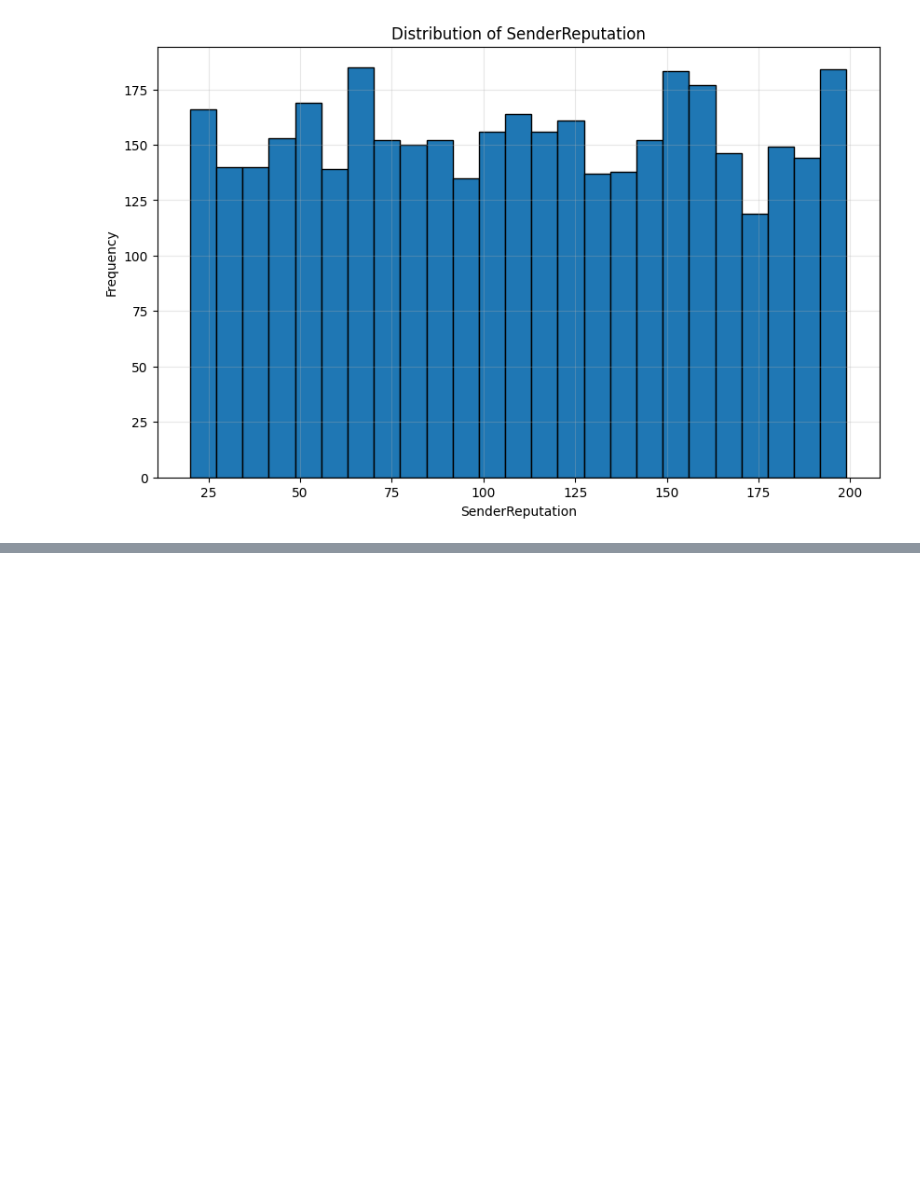
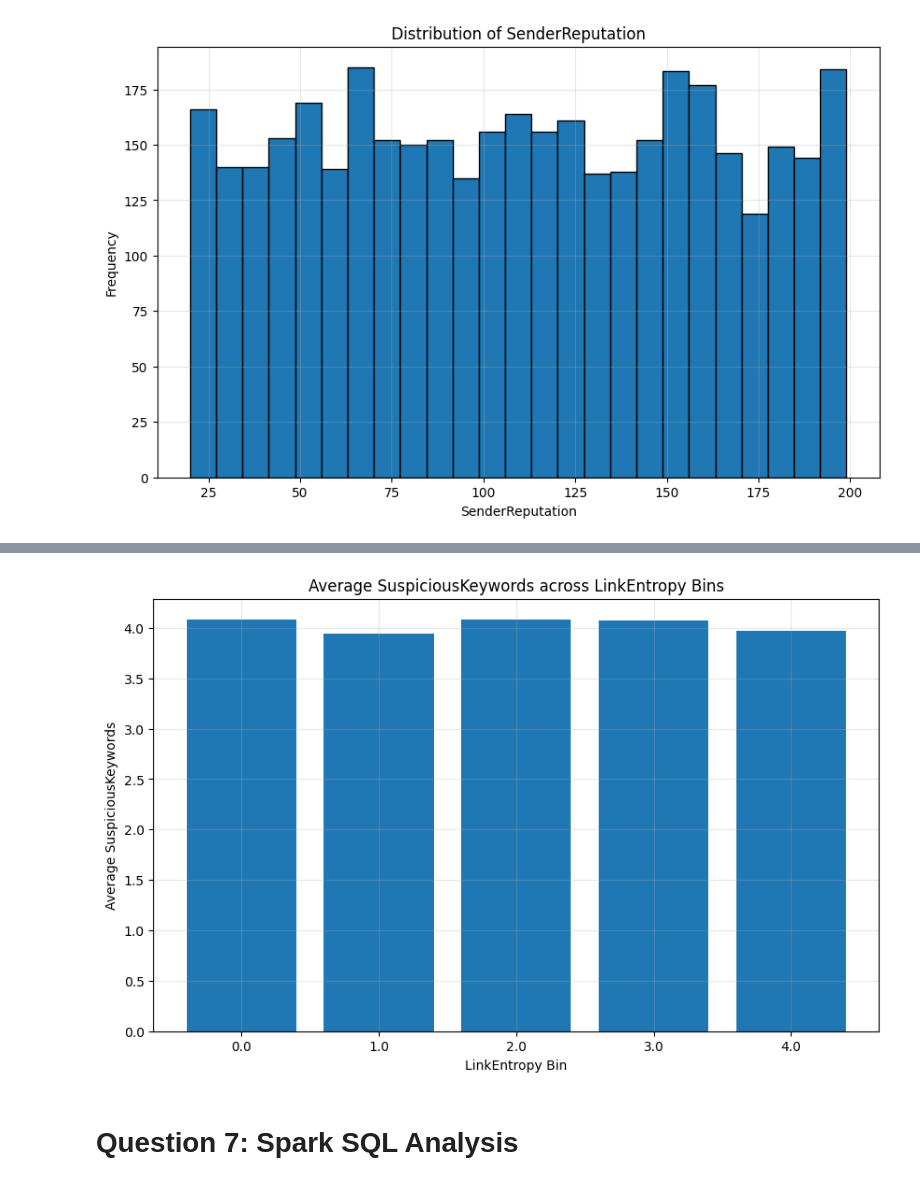
Before and after one commit to ujjwal-27/phising_detection, a Jupyter notebook: notebooks/phishing_detection.ipynb, the cells around one changed output, grey strips where cells are left out. Cells and saved outputs as stored; diff of their text form; code cells hidden in the pictures; blank space fills up the shorter version.

```diff
--- a/notebooks/phishing_detection.ipynb
+++ b/notebooks/phishing_detection.ipynb
@@ -285,0 +365,73 @@ VISUALISATION
+# %%
+from pyspark.sql.functions import avg
+from pyspark.ml.feature import Bucketizer
+import matplotlib.pyplot as plt
+
+print("="*60)
+print("RELATIONSHIP ANALYSIS")
+print("="*60)
+
+# Create bins for LinkEntropy
+
+splits = [0,0.8,1.6,2.4,3.2,4.1]
+
+bucketizer = Bucketizer(
+    splits=splits,
+    inputCol="LinkEntropy",
+    outputCol="EntropyBin"
+)
+
+binned_df = bucketizer.transform(df3)
+
+# Average suspicious keywords in each bin
+
+grouped_df = binned_df.groupBy(
+    "EntropyBin"
+).agg(
+    avg("SuspiciousKeywords").alias(
+        "AverageKeywords"
+    )
+)
+
+grouped_df = grouped_df.orderBy(
+    "EntropyBin"
+)
+
+grouped_df.show(truncate=False)
+
+
+# Pearson Correlation
+
+correlation = df3.stat.corr(
+    "LinkEntropy",
+    "SuspiciousKeywords"
+)
+
+print("\nPearson Correlation:",
+      round(correlation,4))
+
+
+print("\n" + "="*60)
+print("VISUALISATION")
+print("="*60)
+
+plot_df = grouped_df.toPandas()
+
+plt.figure(figsize=(10,6))
+
+plt.bar(
+    plot_df["EntropyBin"].astype(str),
+    plot_df["AverageKeywords"]
+)
+
+plt.xlabel("LinkEntropy Bin")
+plt.ylabel("Average SuspiciousKeywords")
+
+plt.title(
+    "Average SuspiciousKeywords across LinkEntropy Bins"
+)
+
+plt.grid(alpha=0.3)
+
+plt.show()
+# %% [output]
@@ -285,0 +457,3 @@ VISUALISATION
+[figure, added]
+# %% [markdown]
+# Question 7: Spark SQL Analysis
```
Also changed, not shown: parts of 7 cells of this notebook.
